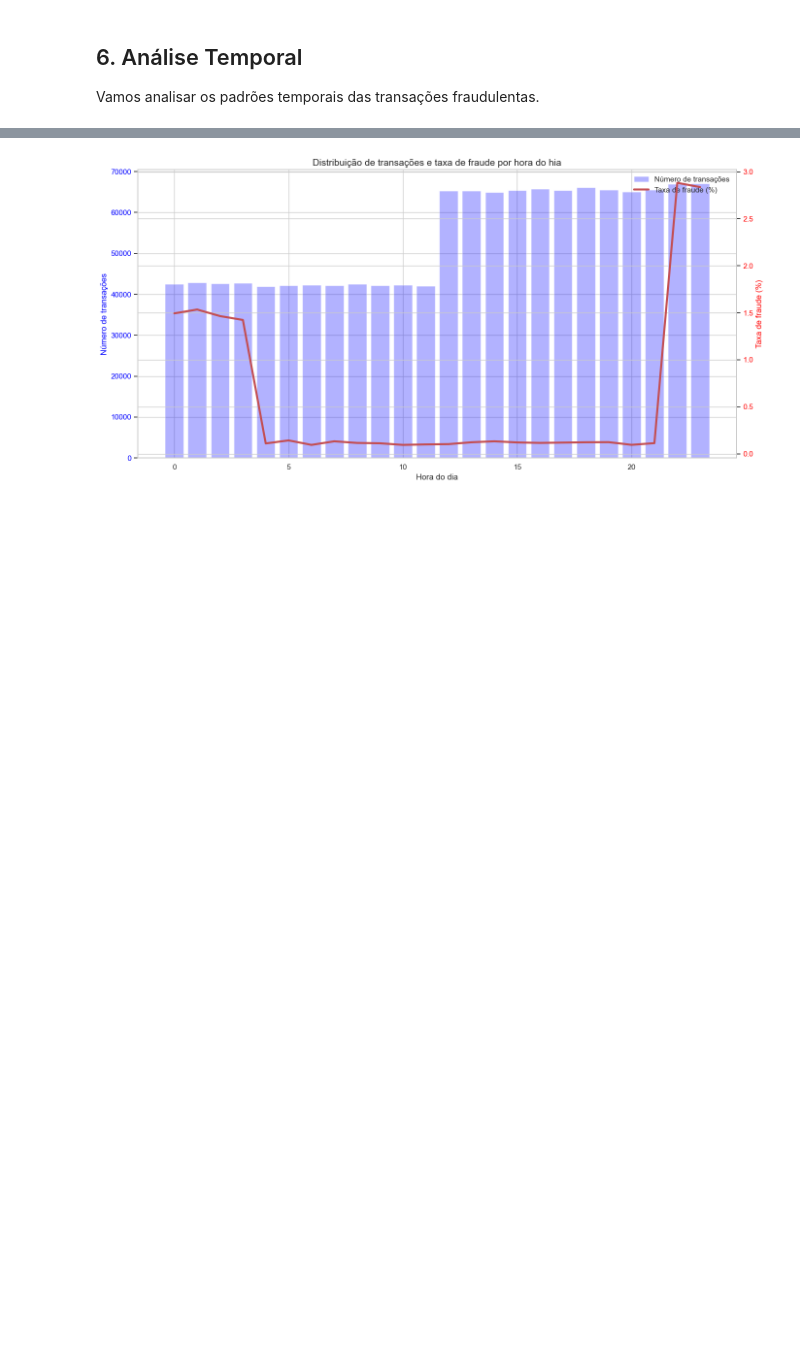
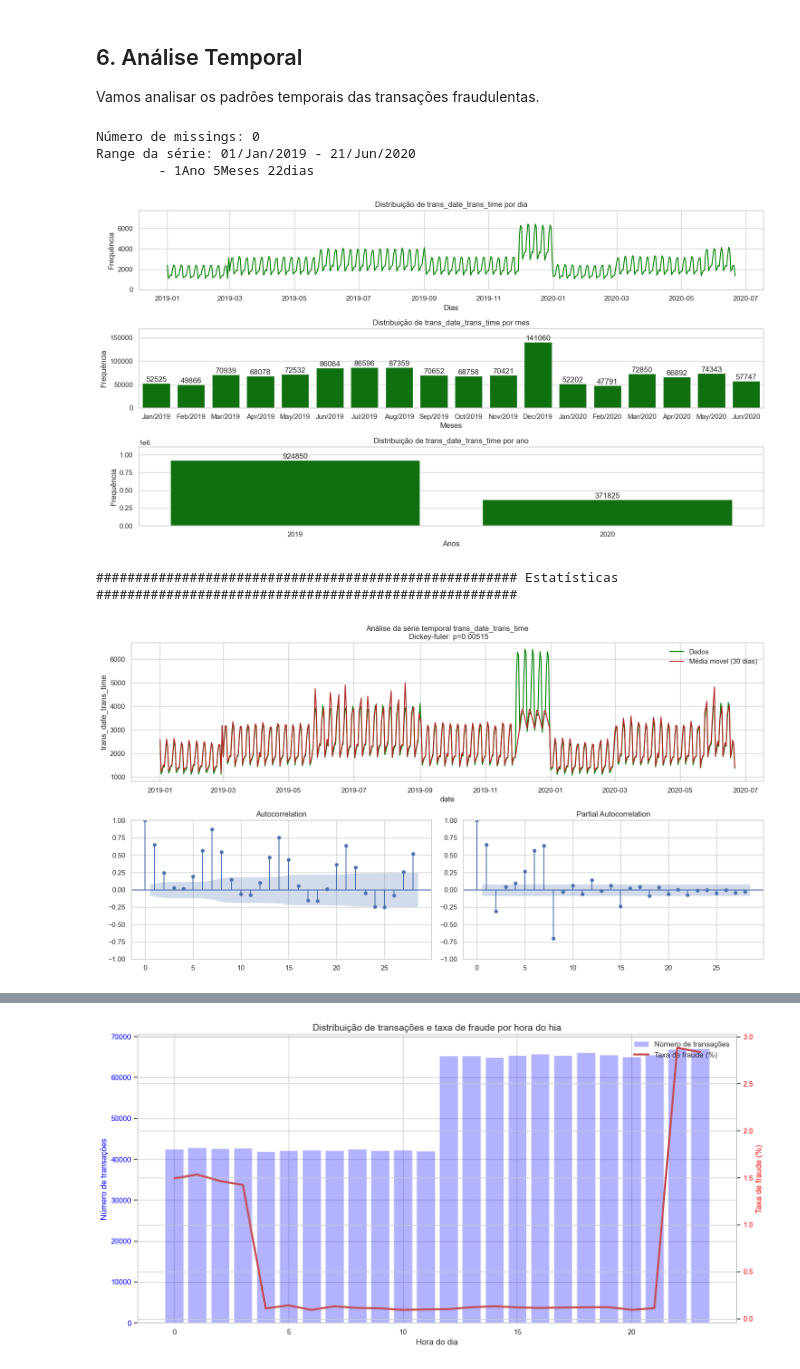
Before and after one commit to el-gabri/CASE_iFood, a Jupyter notebook: notebooks/01_exploratory_analysis.ipynb, the cells around one changed output, grey strips where cells are left out. Saved outputs shown, nothing was run; the diff lists cells and outputs as text; code cells hidden in the pictures; blank space fills up the shorter version.

```diff
--- a/notebooks/01_exploratory_analysis.ipynb
+++ b/notebooks/01_exploratory_analysis.ipynb
@@ -247,5 +249,14 @@ plt.show()
 ## 6. Análise Temporal
 
 Vamos analisar os padrões temporais das transações fraudulentas.
+# %%
+time_plot(train_df['trans_date_trans_time'])
+# %% [output]
+Número de missings: 0
+Range da série: 01/Jan/2019 - 21/Jun/2020
+        - 1Ano 5Meses 22dias
+[figure, added]
+###################################################### Estatísticas ######################################################
+[figure, added]
 # %%
 # Converter a coluna de data/hora para datetime
```
Also changed, not shown: parts of 21 cells of this notebook, 3 other files.
